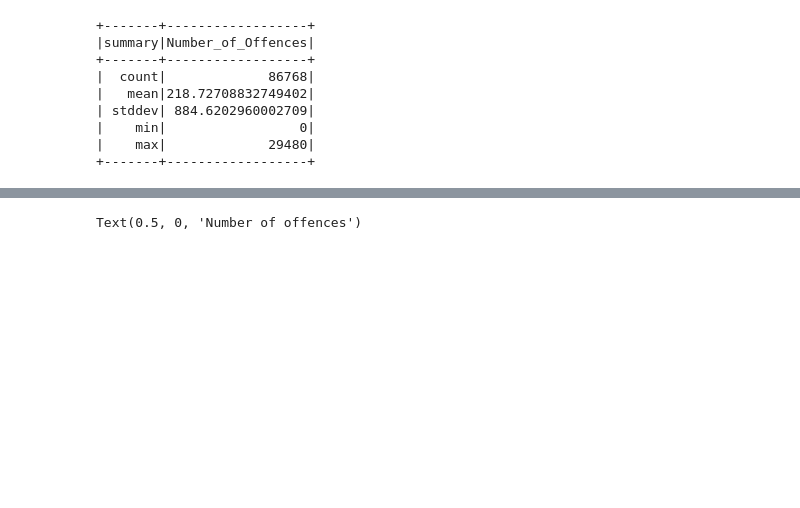
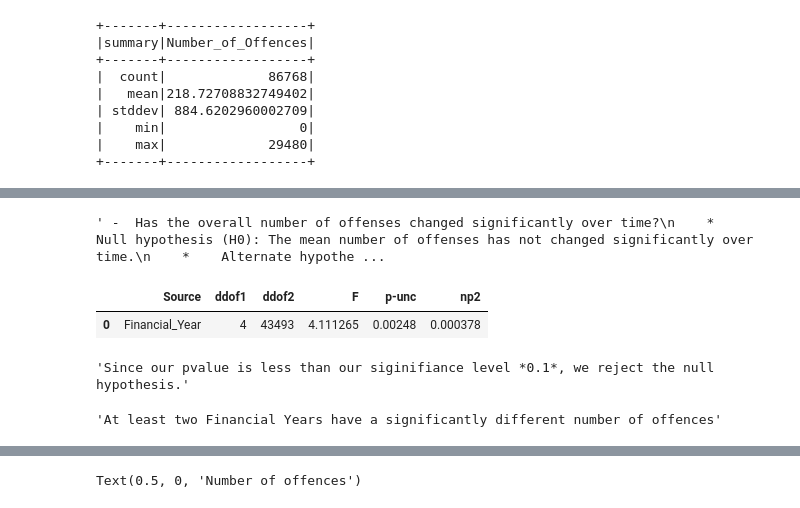
Before and after one commit to ezekay30/Crime_analysis, a Jupyter notebook: msc_data_analysis/notebook.ipynb, the cells around one changed output, grey strips where cells are left out. Saved outputs shown, nothing was run; the diff lists cells and outputs as text; code cells hidden in the pictures; blank space fills up the shorter version.

Commit message:
hypo testing added

```diff
--- a/msc_data_analysis/notebook.ipynb
+++ b/msc_data_analysis/notebook.ipynb
@@ -166,0 +245,23 @@ offence_final.describe(['Number_of_Offences']).show()
+# %%
+# Hypothesis 1
+desc_1 = """ -  Has the overall number of offenses changed significantly over time?
+    *   Null hypothesis (H0): The mean number of offenses has not changed significantly over time.
+    *    Alternate hypothesis (Ha): The mean number of offenses has changed significantly over time.
+    *  Test: ANOVA"""
+
+# ANOVA TESTING
+val = pg.anova(data=sample_offence,
+         dv='Number_of_Offences',
+         between='Financial_Year')
+
+# Displays outputs
+display(desc_1)
+display(val)
+display('Since our pvalue is less than our siginifiance level *0.1*, we reject the null hypothesis.')
+display('At least two Financial Years have a significantly different number of offences')
+# %% [output]
+' -  Has the overall number of offenses changed significantly over time?\n    *   Null hypothesis (H0): The mean number of offenses has not changed significantly over time.\n    *    Alternate hypothe ...
+|  | Source | ddof1 | ddof2 | F | p-unc | np2 |
+| 0 | Financial_Year | 4 | 43493 | 4.111265 | 0.00248 | 0.000378 |
+'Since our pvalue is less than our siginifiance level *0.1*, we reject the null hypothesis.'
+'At least two Financial Years have a significantly different number of offences'
```
Also changed, not shown: parts of 21 cells of this notebook, 4 other files.
